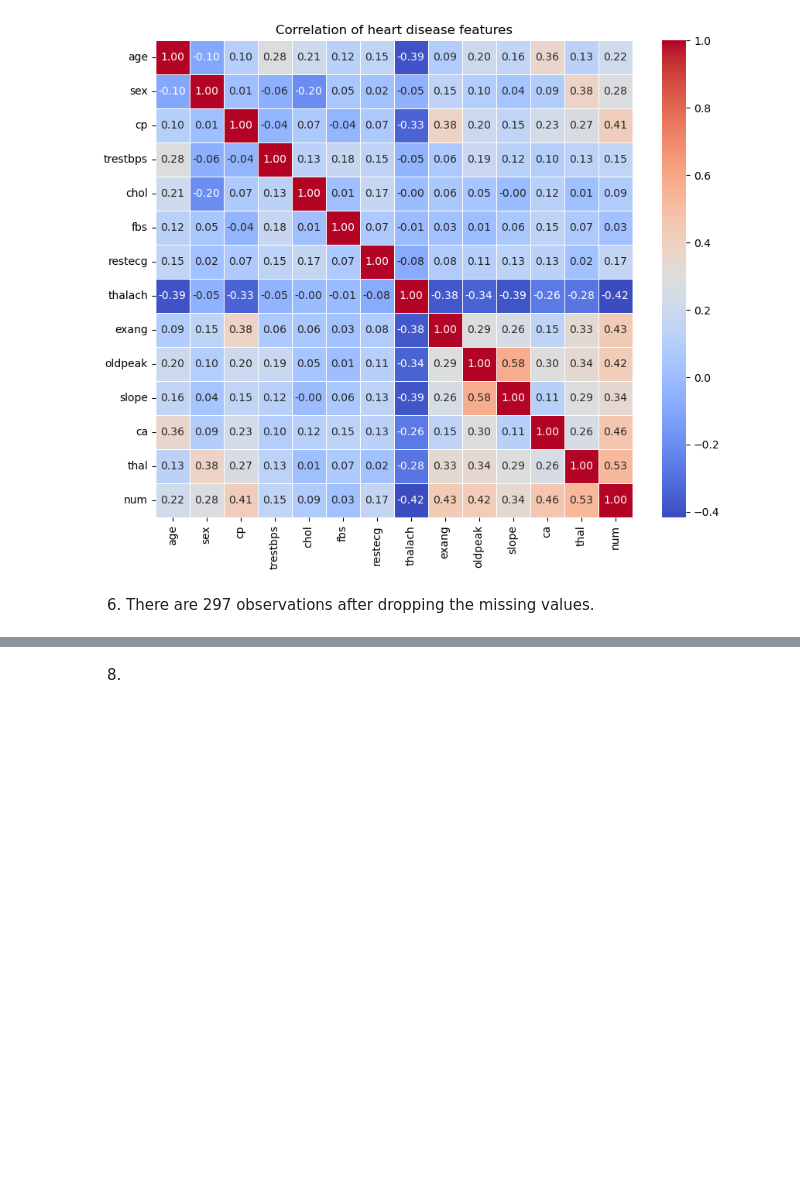
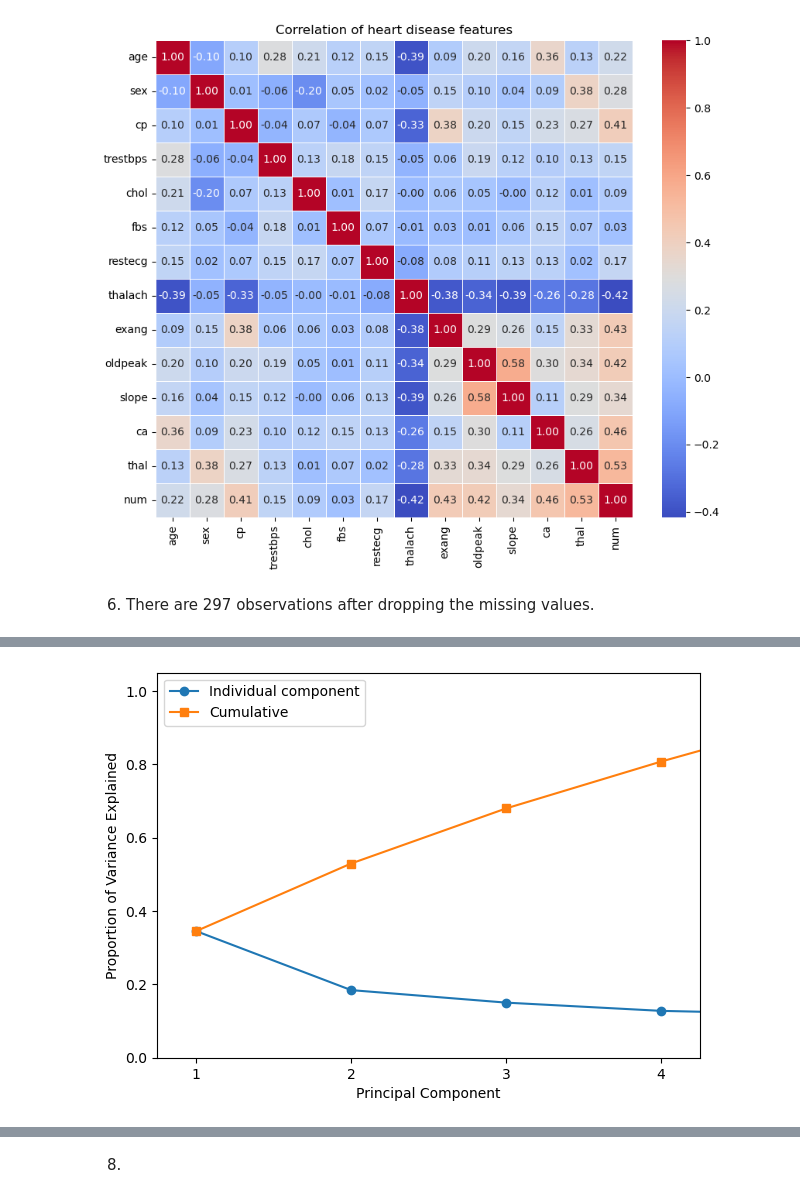
Before and after one commit to samantha-y/heart_disease, a Jupyter notebook: A6.ipynb, the cells around one changed output, grey strips where cells are left out. Cells and saved outputs as stored; diff of their text form; code cells hidden in the pictures; blank space fills up the shorter version.

```diff
--- a/A6.ipynb
+++ b/A6.ipynb
@@ -151,0 +282,14 @@ dtype: int64
+# %%
+km2 = KMeans(n_clusters=2, n_init=20, random_state=0)
+cluster_labels_km = km.fit_predict(data_transformed[num_cols])
+
+silhouette_avg_km2 = silhouette_score(data_transformed[num_cols], data_transformed['num'])
+
+# silhouette scores for each sample
+sample_silhouette_values = silhouette_samples(data_transformed[num_cols], data_transformed['num'])
+
+km2.fit(data_transformed)
+preds = km2.labels_
+
+print(len(np.where(preds==0)[0]))
+print(len(np.where(preds==1)[0]))
@@ -151,0 +299,5 @@ dtype: int64
+# %%
+# Now do principal component analysis
+pca_heart = PCA()
+pca_heart.fit(data_transformed[num_cols])
+pca_heart.components_.shape[0]
@@ -151,0 +306,6 @@ dtype: int64
+# %%
+pca_loadings = pd.DataFrame(
+    pca_heart.fit(data_transformed[num_cols]).components_.T,
+    index=data_transformed[num_cols].columns,
+    columns=['PC1', 'PC2', 'PC3', 'PC4','PC5','PC6'])
+pca_loadings
@@ -151,0 +320,14 @@ dtype: int64
+# %%
+plt.figure(figsize=(7,5))
+
+plt.plot([1,2,3,4,5,6], pca_heart.explained_variance_ratio_, '-o', label='Individual component')
+plt.plot([1,2,3,4,5,6], np.cumsum(pca_heart.explained_variance_ratio_), '-s', label='Cumulative')
+
+plt.ylabel('Proportion of Variance Explained')
+plt.xlabel('Principal Component')
+plt.xlim(0.75,4.25)
+plt.ylim(0,1.05)
+plt.xticks([1,2,3,4])
+plt.legend(loc=2);
+# %% [output]
+[figure, added]
```
Also changed, not shown: parts of 63 cells of this notebook, 1 other file.
